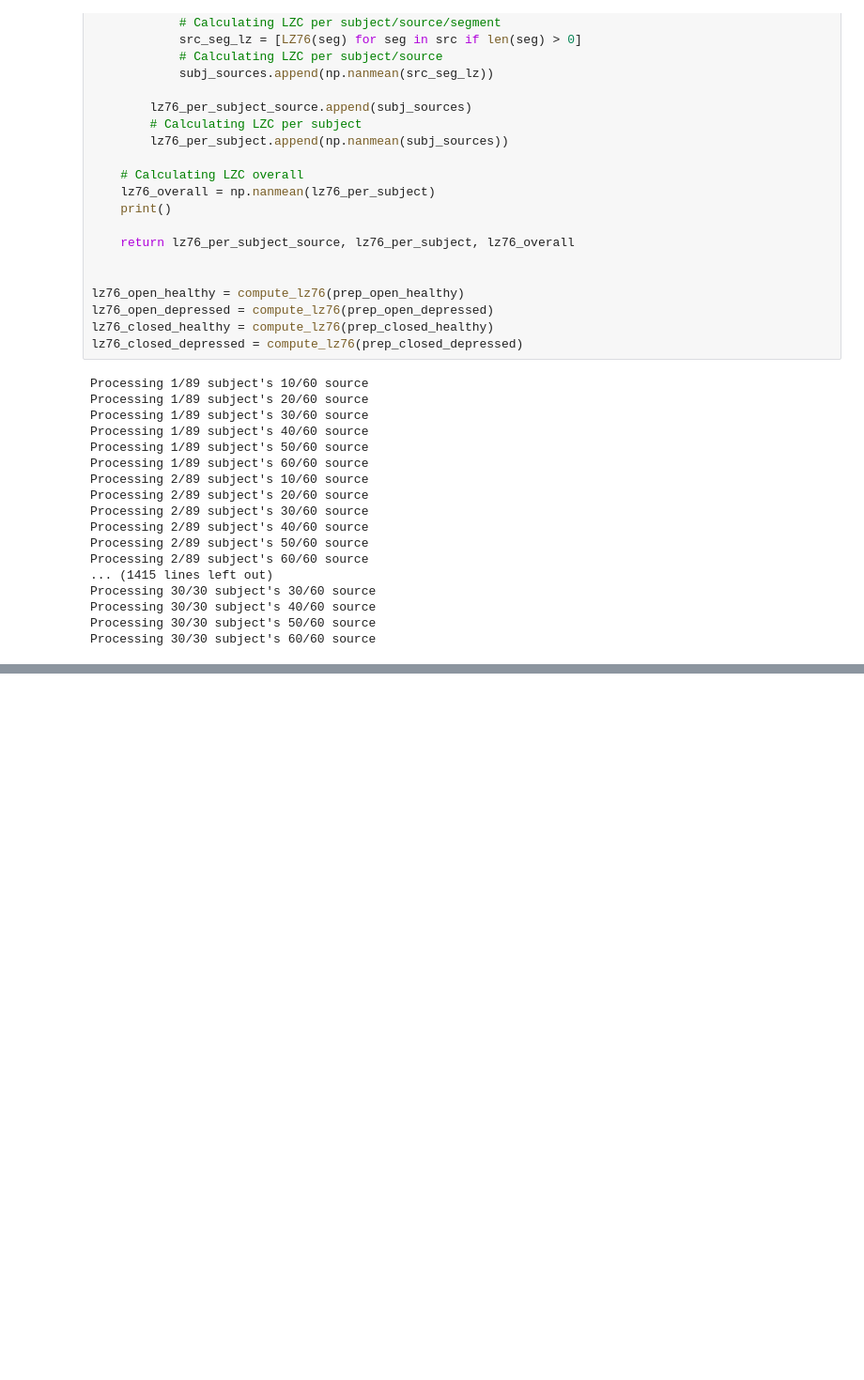
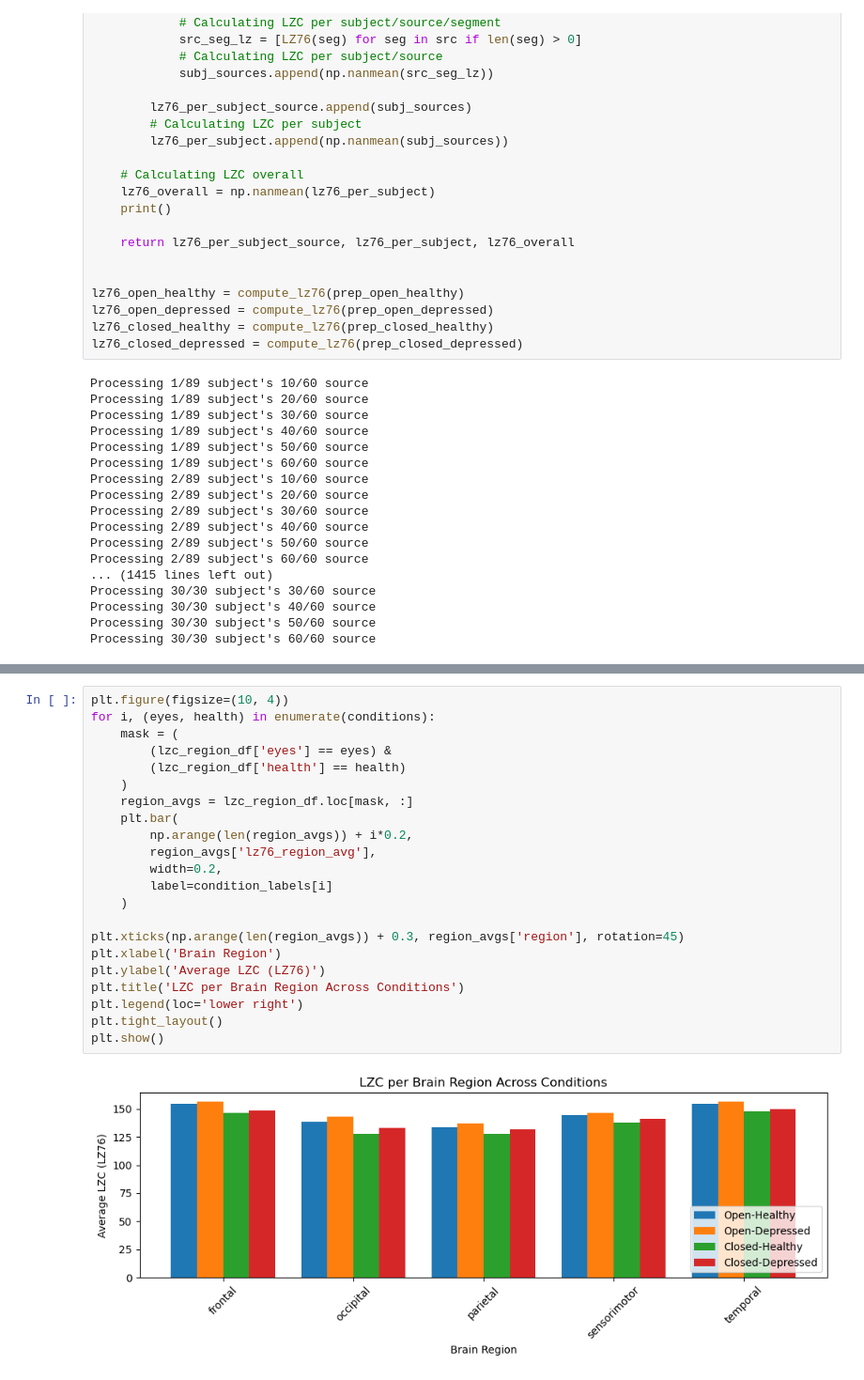
Before and after one commit to ldubravica/MScResearchProject, a Jupyter notebook: lzc_analysis.ipynb, the cells around one changed output, grey strips where cells are left out. Shown at 94% size. Drawn from its saved outputs; the diff is of its cells as text; blank space fills up the shorter version.

```diff
--- a/lzc_analysis.ipynb
+++ b/lzc_analysis.ipynb
@@ -156,0 +455,24 @@ Processing 30/30 subject's 60/60 source
+# %%
+plt.figure(figsize=(10, 4))
+for i, (eyes, health) in enumerate(conditions):
+    mask = (
+        (lzc_region_df['eyes'] == eyes) &
+        (lzc_region_df['health'] == health)
+    )
+    region_avgs = lzc_region_df.loc[mask, :]
+    plt.bar(
+        np.arange(len(region_avgs)) + i*0.2,
+        region_avgs['lz76_region_avg'],
+        width=0.2,
+        label=condition_labels[i]
+    )
+
+plt.xticks(np.arange(len(region_avgs)) + 0.3, region_avgs['region'], rotation=45)
+plt.xlabel('Brain Region')
+plt.ylabel('Average LZC (LZ76)')
+plt.title('LZC per Brain Region Across Conditions')
+plt.legend(loc='lower right')
+plt.tight_layout()
+plt.show()
+# %% [output]
+[figure, added]
```
Also changed, not shown: parts of 9 cells of this notebook, 1 other file.
